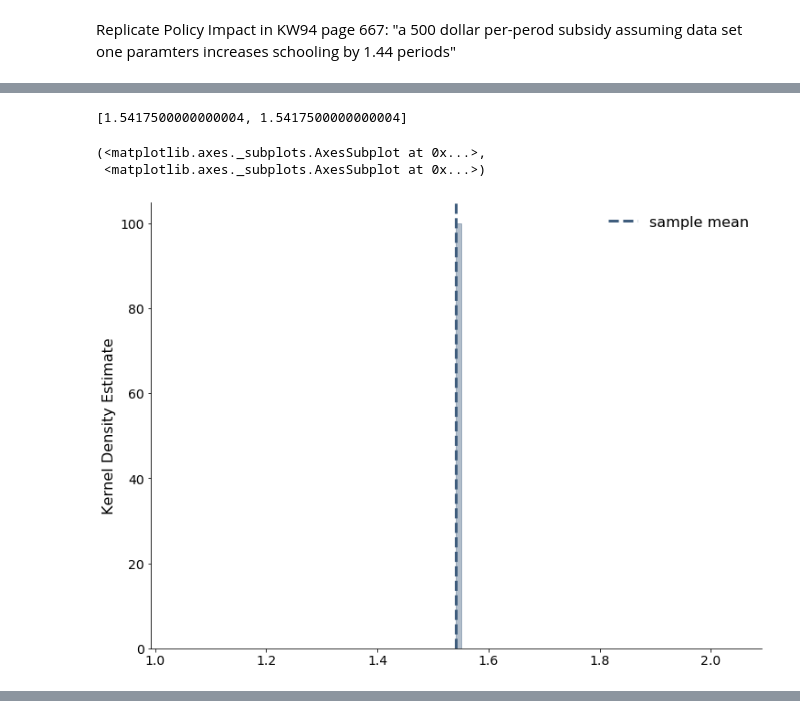
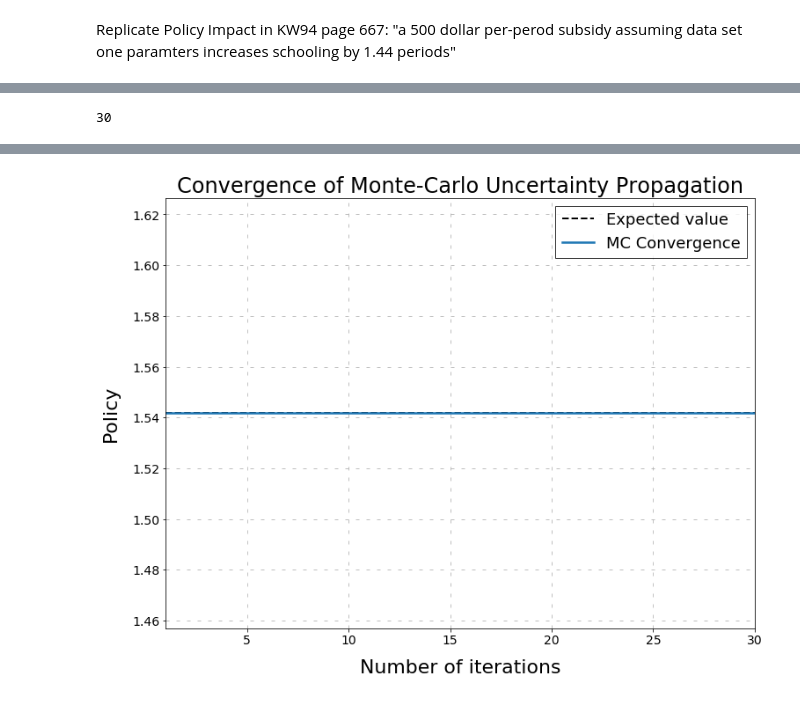
Before and after one commit to fagan2888/numerical-toolbox-uncertainty-quantification, a Jupyter notebook: uncertainty-quantification/sandbox.ipynb, the cells around one changed output, grey strips where cells are left out. Saved outputs shown, nothing was run; the diff lists cells and outputs as text; code cells hidden in the pictures.

Commit message:
first draft of convergence plot

```diff
--- a/uncertainty-quantification/sandbox.ipynb
+++ b/uncertainty-quantification/sandbox.ipynb
@@ -11,2 +13,4 @@ from python.custom_distplot import custom_distplot
 # %%
 params, options = rp.get_example_model("kw_94_one", with_data=False)
+# %%
+expected_qoi = model_wrapper_kw_94(params["value"].to_numpy())
@@ -22,13 +28,10 @@ qoi_list
 # %%
 with open("json/qoi.json", "r") as read_file:
     qoi = json.load(read_file)
-# %%
-qoi
-# %% [output]
-[1.5417500000000004, 1.5417500000000004]
-# %%
-custom_distplot(QoI_list)
-# %% [output]
-(<matplotlib.axes._subplots.AxesSubplot at 0x...>,
- <matplotlib.axes._subplots.AxesSubplot at 0x...>)
-[figure, removed]
+# %%
+len(qoi)
+# %% [output]
+30
+# %%
+convergence_plot(qoi, expected_qoi, "Policy")
+# %% [output]
@@ -34,0 +39 @@ custom_distplot(QoI_list)
+[figure, added]
```
Also changed, not shown: parts of 8 cells of this notebook, 10 other files.
